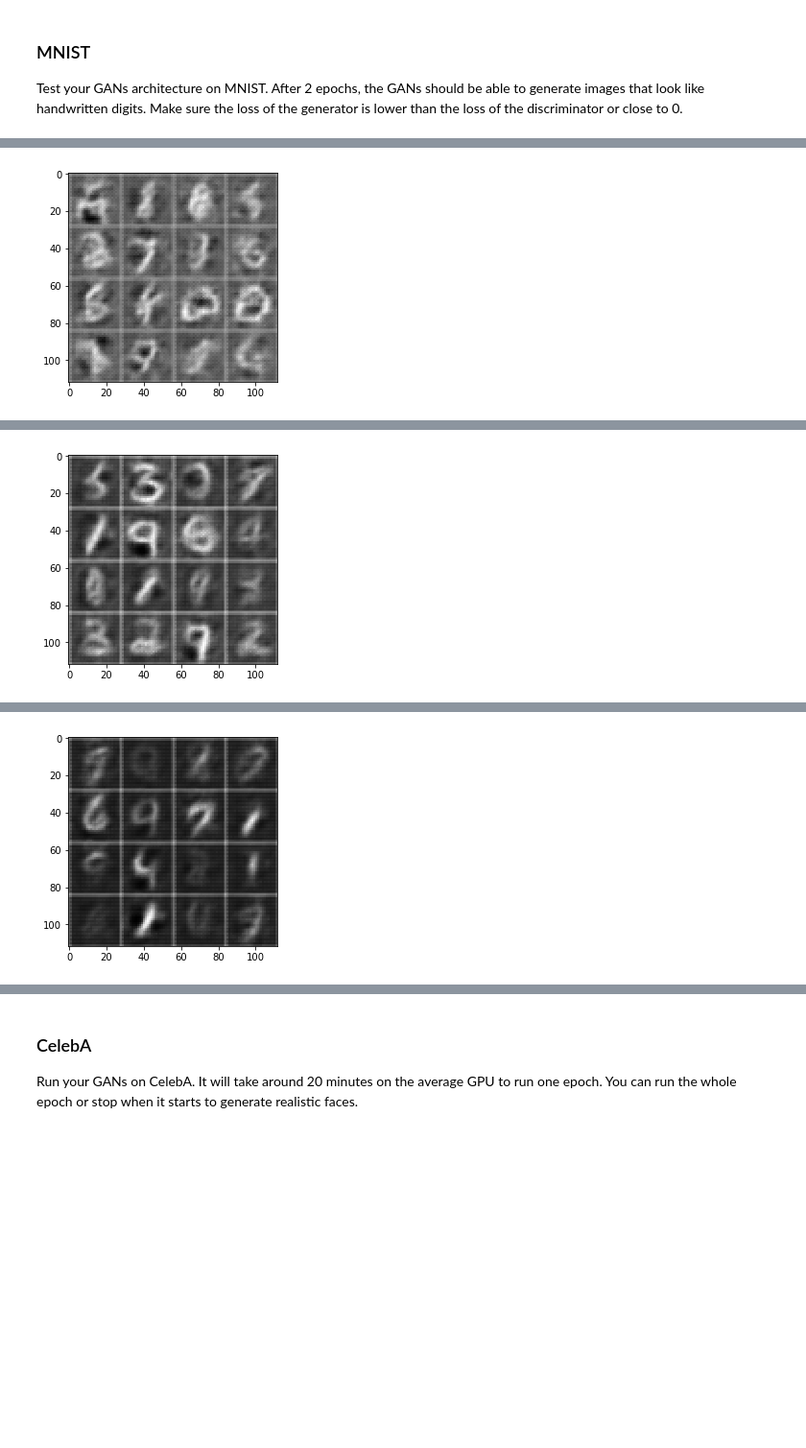
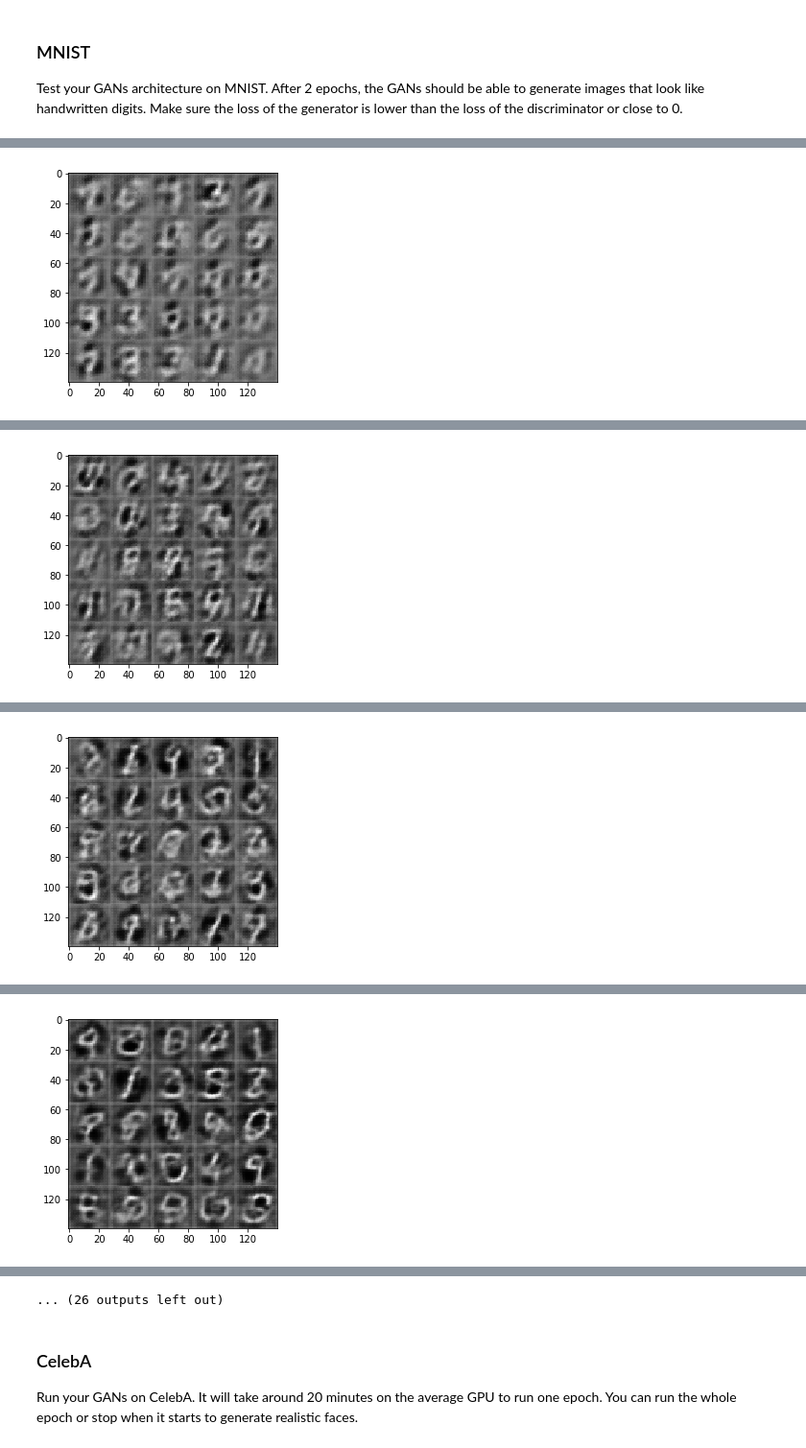
Before and after one commit to minh84/dlf_project, a Jupyter notebook: project05/dlnd_face_generation.ipynb, the cells around one changed output, grey strips where cells are left out. Shown at 96% size. Drawn from its saved outputs; the diff is of its cells as text; code cells hidden in the pictures; blank space fills up the shorter version.

```diff
--- a/project05/dlnd_face_generation.ipynb
+++ b/project05/dlnd_face_generation.ipynb
@@ -199,7 +202,6 @@ def generator(z, out_channel_dim, is_train=True):
     """
     # TODO: Implement Function
     # define some models parameter
-    alpha = 0.01
     ksize = 5
 
     with tf.variable_scope('generator', reuse=not is_train):
@@ -207,17 +209,17 @@ def generator(z, out_channel_dim, is_train=True):
         x1 = tf.layers.dense(z, 2*2*256, activation=None)
         x1 = tf.reshape(x1, (-1, 2, 2, 256))
         bn1 = tf.layers.batch_normalization(x1, training=is_train)
-        lk_relu1 = tf.maximum(alpha*bn1, bn1)   # 2x2x256
+        lk_relu1 = leaky_relu(bn1)   # 2x2x256
 
         # 2nd layer: tranposed conv2d
         x2 = tf.layers.conv2d_transpose(lk_relu1, 128, ksize, strides=2, padding='valid')
         bn2 = tf.layers.batch_normalization(x2, training=is_train)
-        lk_relu2 = tf.maximum(alpha*bn2, bn2)   # 7x7x128
+        lk_relu2 = leaky_relu(bn2)   # 7x7x128
 
         # 3rd layer: tranposed conv2d
         x3 = tf.layers.conv2d_transpose(lk_relu2, 64, ksize, strides=2, padding='same')
         bn3 = tf.layers.batch_normalization(x3, training=is_train)
-        lk_relu3 = tf.maximum(alpha*bn3, bn3)   # 14x14x64
+        lk_relu3 = leaky_relu(bn3)   # 14x14x64
 
         # output layer
         logits = tf.layers.conv2d_transpose(lk_relu3, out_channel_dim, ksize, strides=2, padding='same')
@@ -345,6 +347,8 @@ Implement `train` to build and train the GANs.  Use the following functions you
 
 Use the `show_generator_output` to show `generator` output while you train. Running `show_generator_output` for every batch will drastically increase training time and increase the size of the notebook.  It's recommended to print the `generator` output every 100 batches.
 # %%
+import scipy.stats as stats
+
 def train(epoch_count, batch_size, z_dim, learning_rate, beta1, get_batches, data_shape, data_image_mode):
     """
     Train the GAN
@@ -371,47 +375,53 @@ def train(epoch_count, batch_size, z_dim, learning_rate, beta1, get_batches, dat
 
     # counter
     steps = 0
-#     show_every = 200
-    n_images = 16
+    show_every = 100
+    n_images = 25
     with tf.Session() as sess:
         sess.run(tf.global_variables_initializer())
         for epoch_i in range(epoch_count):
             for batch_images in get_batches(batch_size):
                 # TODO: Train Model
                 steps += 1
+
                 # Sample random noise for inputs_z
                 batch_z = np.random.uniform(-0.5, 0.5, size=(batch_size, z_dim))
+                #batch_z = stats.truncnorm.rvs(-0.5, 0.5, size=(batch_size, z_dim), scale=0.5)
 
                 # Run optimizers
                 _ = sess.run(d_train_opt, feed_dict={inputs_real : batch_images, inputs_z : batch_z})
                 _ = sess.run(g_train_opt, feed_dict={inputs_z : batch_z})
 
-            # after each epoch we measure d_loss v.s g_loss
-            train_loss_d = d_loss.eval({inputs_real : batch_images, inputs_z : batch_z})
-            train_loss_g = g_loss.eval({inputs_z : batch_z})
+                if (steps % show_every == 0):
+                    # after each show_every stpes we measure d_loss v.s g_loss
+                    train_loss_d = d_loss.eval({inputs_real : batch_images, inputs_z : batch_z})
+                    train_loss_g = g_loss.eval({inputs_z : batch_z})
 
-            print("Epoch {}/{}...".format(epoch_i+1, epoch_count),
-                  "Discriminator Loss: {:.4f}...".format(train_loss_d),
-                  "Generator Loss: {:.4f}".format(train_loss_g))
+                    print("Epoch ({:>3d}/{:<3d})".format(epoch_i+1, epoch_count),
+                          "Steps ({:>5d})".format(steps),
+                          "Discriminator vs Generator Loss: {:7.4f} vs {:7.4f}".format(train_loss_d,
+                                                                                     train_loss_g))
 
-            show_generator_output(sess, n_images, inputs_z, out_channel_dim, data_image_mode)
+                    print("Generated images")
+                    show_generator_output(sess, n_images, inputs_z, out_channel_dim, data_image_mode)
 
             # show image at the last epoch
             if (epoch_i+1==epoch_count):
+                print("Done training, final images generated by model:")
                 show_generator_output(sess, n_images, inputs_z, out_channel_dim, data_image_mode)
 # %% [markdown]
 ### MNIST
 Test your GANs architecture on MNIST.  After 2 epochs, the GANs should be able to generate images that look like handwritten digits.  Make sure the loss of the generator is lower than the loss of the discriminator or close to 0.
 # %%
-batch_size = 128
+batch_size = 64
 z_dim = 100
-learning_rate = 0.0002
+learning_rate = 0.0006
 beta1 = 0.5
 
 """
 DON'T MODIFY ANYTHING IN THIS CELL THAT IS BELOW THIS LINE
 """
-epochs = 50
+epochs = 2
 
 mnist_dataset = helper.Dataset('mnist', glob(os.path.join(data_dir, 'mnist/*.jpg')))
 with tf.Graph().as_default():
@@ -424 +436 @@ Epoch 2/50... Discriminator Loss: 0.6528... Generator Loss: 1.7566
-[figure, old version]
+[figure, new version]
@@ -426 +439 @@ Epoch 3/50... Discriminator Loss: 0.7421... Generator Loss: 1.5309
-[figure, old version]
+[figure, new version]
@@ -428 +442 @@ Epoch 4/50... Discriminator Loss: 1.0486... Generator Loss: 0.9193
-[figure, old version]
+[figure, new version]
@@ -428,0 +445 @@ Epoch 4/50... Discriminator Loss: 1.0486... Generator Loss: 0.9193
+[figure, added]
@@ -429,3 +449,4 @@ Epoch 4/50... Discriminator Loss: 1.0486... Generator Loss: 0.9193
+... (26 outputs left out)
 # %% [markdown]
 ### CelebA
 Run your GANs on CelebA.  It will take around 20 minutes on the average GPU to run one epoch.  You can run the whole epoch or stop when it starts to generate realistic faces.
```
Also changed, not shown: parts of 4 cells of this notebook, 1 other file.
